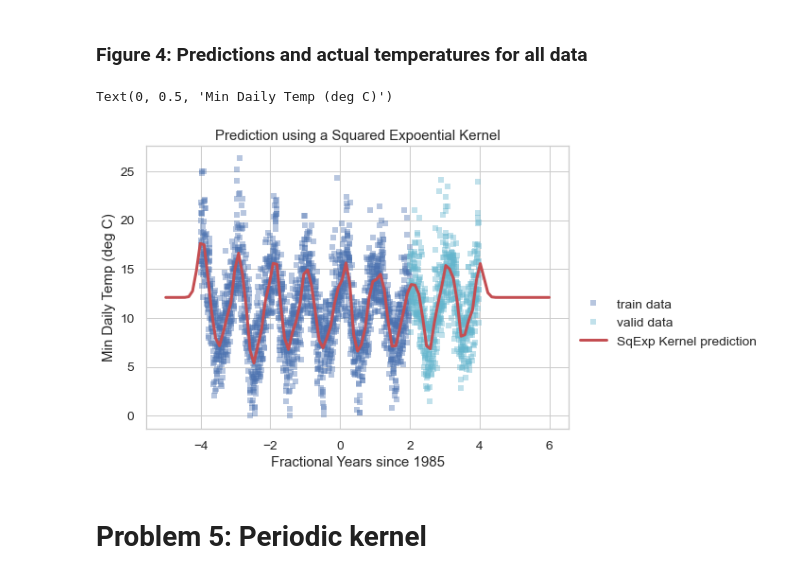
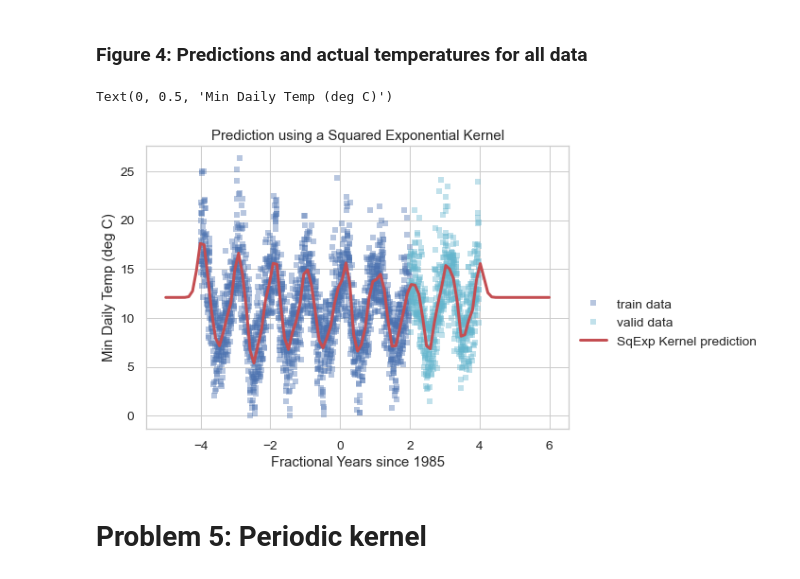
Before and after one commit to brawnerquan/comp135-20f-assignments, a Jupyter notebook: hw5/hw5.ipynb, the cells around one changed output. Cells and saved outputs as stored; diff of their text form; code cells hidden in the pictures.

```diff
--- a/hw5/hw5.ipynb
+++ b/hw5/hw5.ipynb
@@ -448,26 +448,26 @@ Pipeline(steps=[('sqexpKernelTransformer',
 # %%
 plt.plot(x_trByYear_N1, y_trByYear_N, 'bs', alpha=0.4, label='train data');
 plt.plot(x_vaByYear_T1, y_vaByYear_T, 'cs', alpha=0.4, label='valid data');
 
 L = 101
 xgrid_L1 = np.linspace(-5, 6, L).reshape((L,1))
 
 # TODO compute the predictions of the sqexp kernel regressor
 yhat_L = best_sqexp_klr.predict(xgrid_L1) # TODO fixme
 
 # TODO Plot your predictions
 plt.plot(xgrid_L1, yhat_L, 'r-', linewidth=3, label='SqExp Kernel prediction');
 
 plt.legend(bbox_to_anchor=(1.0, 0.5));
-plt.title("Prediction using a Squared Expoential Kernel")
+plt.title("Prediction using a Squared Exponential Kernel")
 plt.xlabel("Fractional Years since 1985")
 plt.ylabel("Min Daily Temp (deg C)")
 
 
 # TODO don't forget your axis labels and title for this figure
 # %% [output]
 Text(0, 0.5, 'Min Daily Temp (deg C)')
-[figure, old version]
+[figure, new version]
 # %% [markdown]
 # Problem 5: Periodic kernel
 # %%
```
Also changed, not shown: 1 other file.
